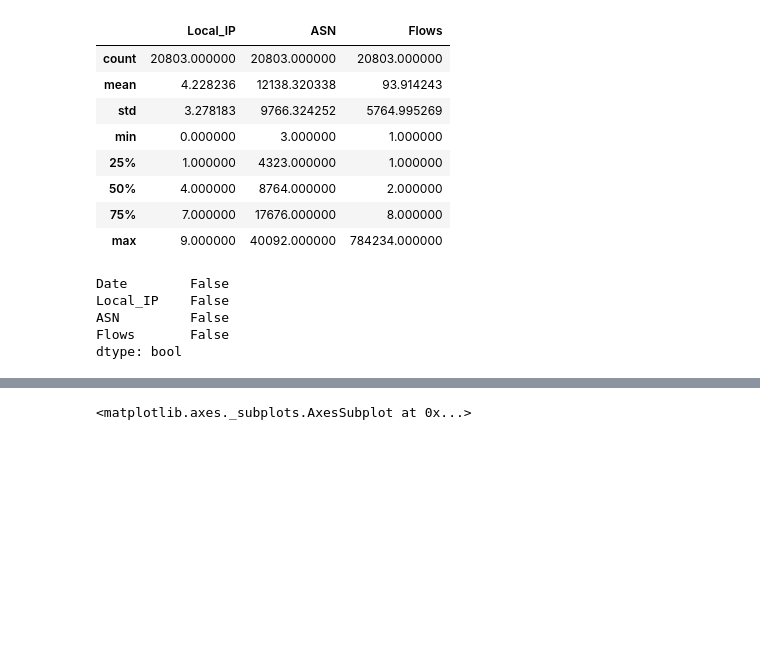
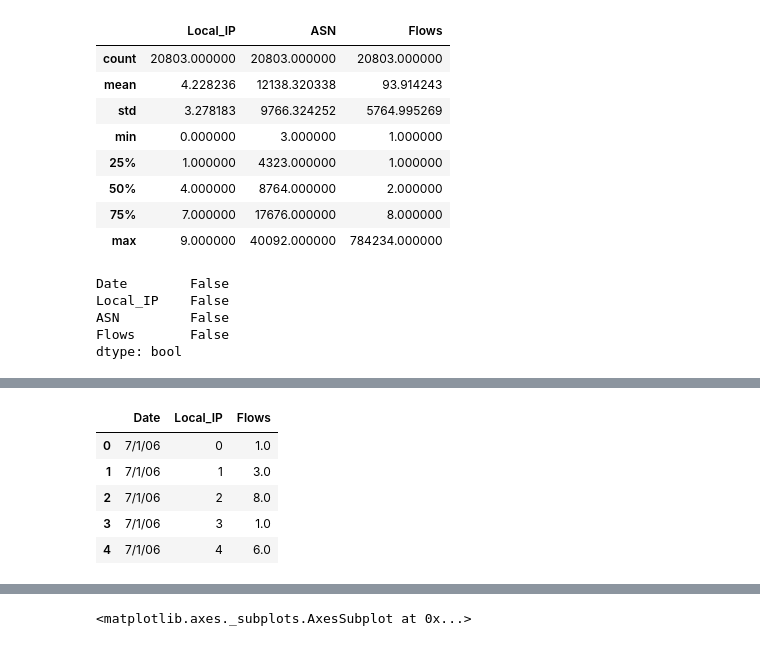
Before and after one commit to astarr8181/bot_net, a Jupyter notebook: bot_net_explore.ipynb, the cells around one changed output, grey strips where cells are left out. Drawn from its saved outputs; the diff is of its cells as text; code cells hidden in the pictures; blank space fills up the shorter version.

```diff
--- a/bot_net_explore.ipynb
+++ b/bot_net_explore.ipynb
@@ -69,0 +108,9 @@ list_dates = df.Date.unique()
+# %%
+median_flows.head()
+# %% [output]
+|  | Date | Local_IP | Flows |
+| 0 | 7/1/06 | 0 | 1.0 |
+| 1 | 7/1/06 | 1 | 3.0 |
+| 2 | 7/1/06 | 2 | 8.0 |
+| 3 | 7/1/06 | 3 | 1.0 |
+| 4 | 7/1/06 | 4 | 6.0 |
```
Also changed, not shown: parts of 5 cells of this notebook, 1 other file.
